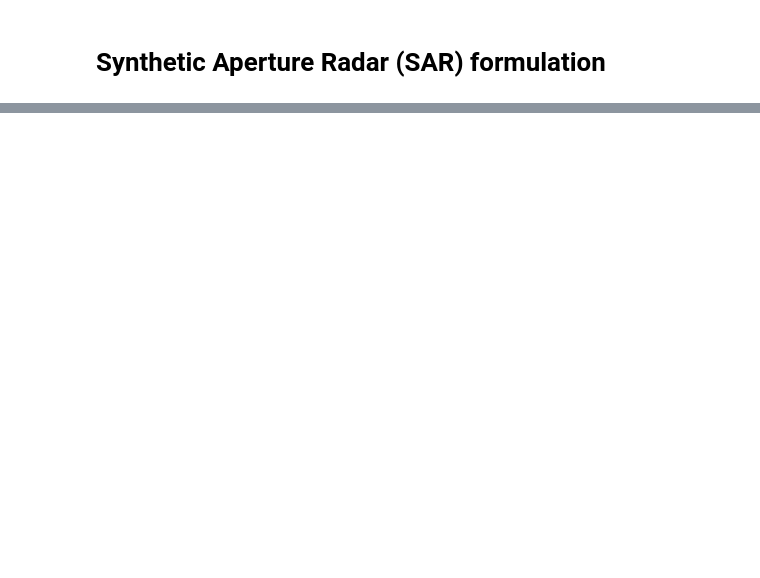
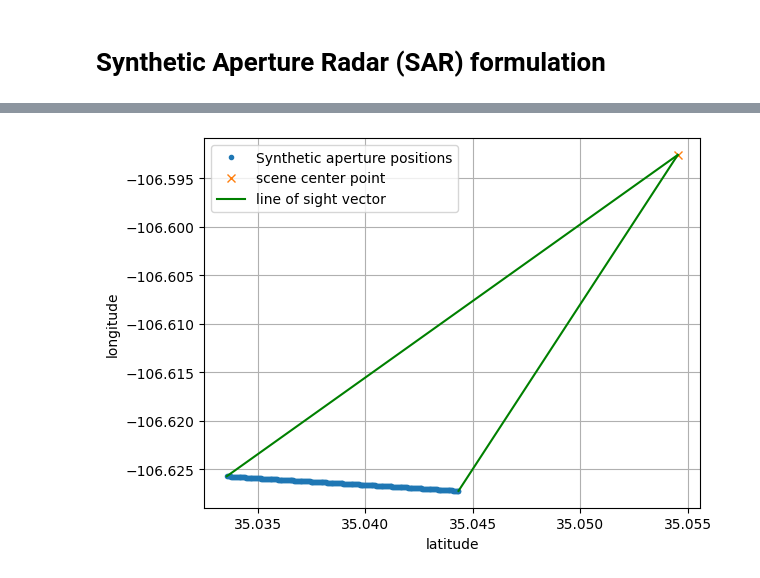
Before and after one commit to austinjtravis/radar_learning, a Jupyter notebook: 6_sar_modeling/sar_modeling.ipynb, the cells around one changed output, grey strips where cells are left out. Saved outputs shown, nothing was run; the diff lists cells and outputs as text; code cells hidden in the pictures; blank space fills up the shorter version.

```diff
--- a/6_sar_modeling/sar_modeling.ipynb
+++ b/6_sar_modeling/sar_modeling.ipynb
@@ -81,0 +90,12 @@ t_start=0.0, t_end=14.50183138839202
+# %%
+plt.figure()
+plt.plot(arp_pos_llh[:, 0], arp_pos_llh[:, 1], '.', label='Synthetic aperture positions')
+plt.plot(scp_llh[0], scp_llh[1], 'x', label='scene center point')
+plt.plot([arp_pos_llh[0, 0], scp_llh[0]], [arp_pos_llh[0, 1], scp_llh[1]], 'g', label='line of sight vector')
+plt.plot([arp_pos_llh[-1, 0], scp_llh[0]], [arp_pos_llh[-1, 1], scp_llh[1]], 'g')
+plt.xlabel('latitude')
+plt.ylabel('longitude')
+plt.legend()
+plt.grid()
+# %% [output]
+[figure, added]
```
Also changed, not shown: parts of 10 cells of this notebook.
